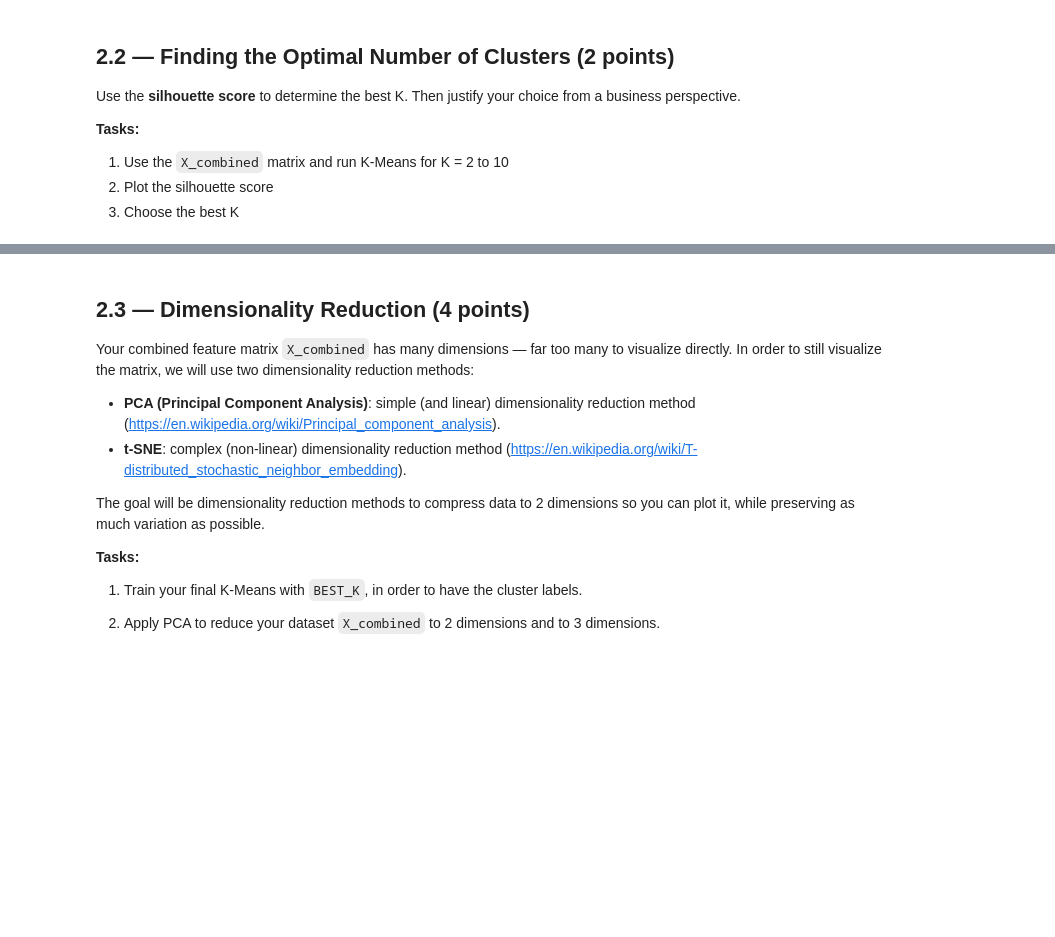
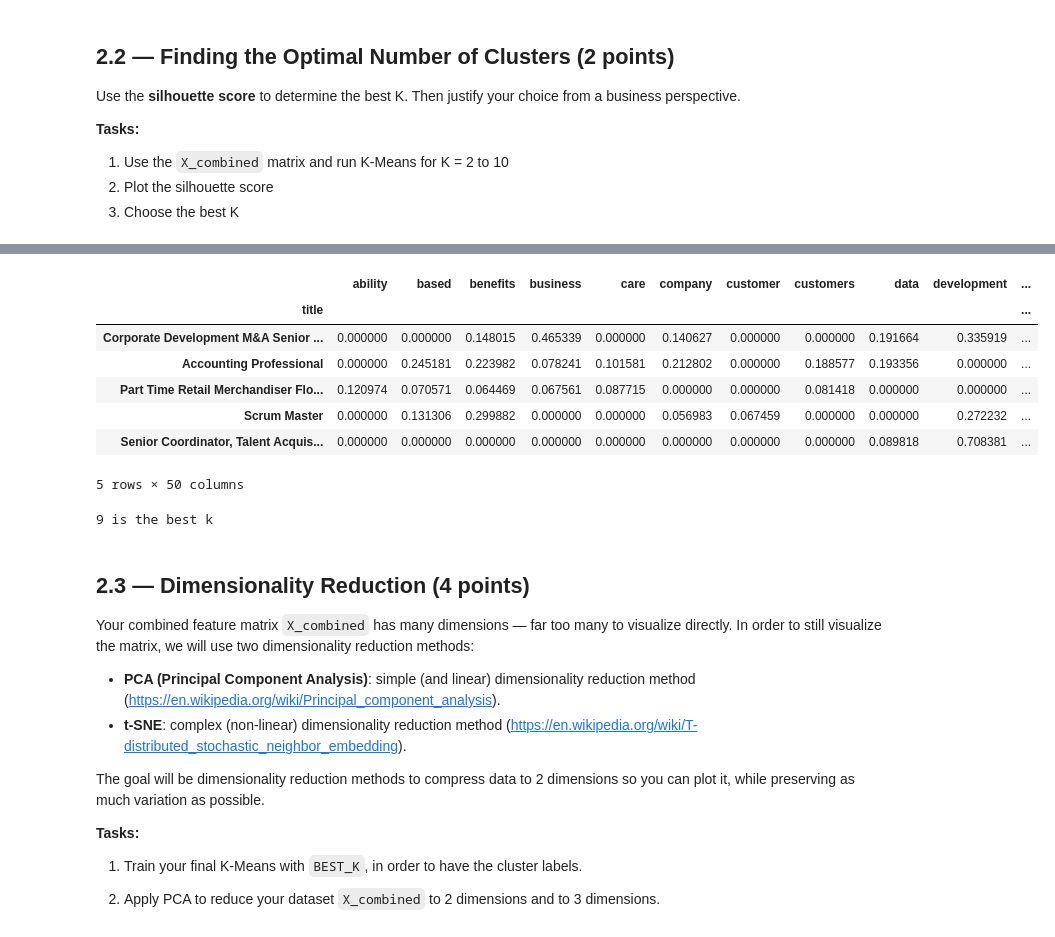
Before and after one commit to lucasmazagao/STATS502-PROJECT, a Jupyter notebook: project_notebook-2.ipynb, the cells around one changed output, grey strips where cells are left out. Drawn from its saved outputs; the diff is of its cells as text; code cells hidden in the pictures; blank space fills up the shorter version.

```diff
--- a/project_notebook-2.ipynb
+++ b/project_notebook-2.ipynb
@@ -1018,6 +1063,32 @@ Use the **silhouette score** to determine the best K. Then justify your choice f
+# %%
+tfidf_df.head()
+# %% [output]
+|  | ability | based | benefits | business | care | company | customer | customers | data | development | ... |
+| title |  |  |  |  |  |  |  |  |  |  | ... |
+| Corporate Development M&A Senior ... | 0.000000 | 0.000000 | 0.148015 | 0.465339 | 0.000000 | 0.140627 | 0.000000 | 0.000000 | 0.191664 | 0.335919 | ... |
+| Accounting Professional | 0.000000 | 0.245181 | 0.223982 | 0.078241 | 0.101581 | 0.212802 | 0.000000 | 0.188577 | 0.193356 | 0.000000 | ... |
+| Part Time Retail Merchandiser Flo... | 0.120974 | 0.070571 | 0.064469 | 0.067561 | 0.087715 | 0.000000 | 0.000000 | 0.081418 | 0.000000 | 0.000000 | ... |
+| Scrum Master | 0.000000 | 0.131306 | 0.299882 | 0.000000 | 0.000000 | 0.056983 | 0.067459 | 0.000000 | 0.000000 | 0.272232 | ... |
+| Senior Coordinator, Talent Acquis... | 0.000000 | 0.000000 | 0.000000 | 0.000000 | 0.000000 | 0.000000 | 0.000000 | 0.000000 | 0.089818 | 0.708381 | ... |
+5 rows × 50 columns
 # %%
 # Write your "best_k" value here
-# ...
+
+''''
+The range of the silhouette scores demonstrates that, for the given data, a change in k between
+2 and 10 does not significantly improve the clustering quality, as all scores are relatively close.
+Therefore, for the method chosen, we have 9 as the best k.
+
+An answer to this phenomenon could be derived from the fact that the tf-idf dataset created has
+only 50 features for 20000 samples, which probably does not capture enough singularities in the data.
+
+Another fact to note is that, as we are dealing with data from job postings, they tend to have
+lots of similarities, being harder to distinguish between clusters.
+'''
+
+print(f"{best_k} is the best k")
+# %% [output]
+9 is the best k
 # %% [markdown]
 ## 2.3 — Dimensionality Reduction (4 points)
 
```
Also changed, not shown: parts of 8 cells of this notebook.
